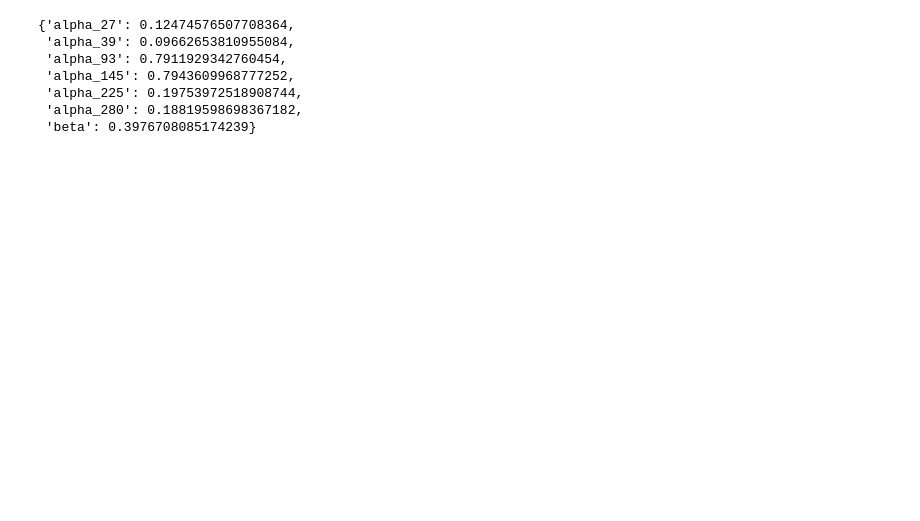
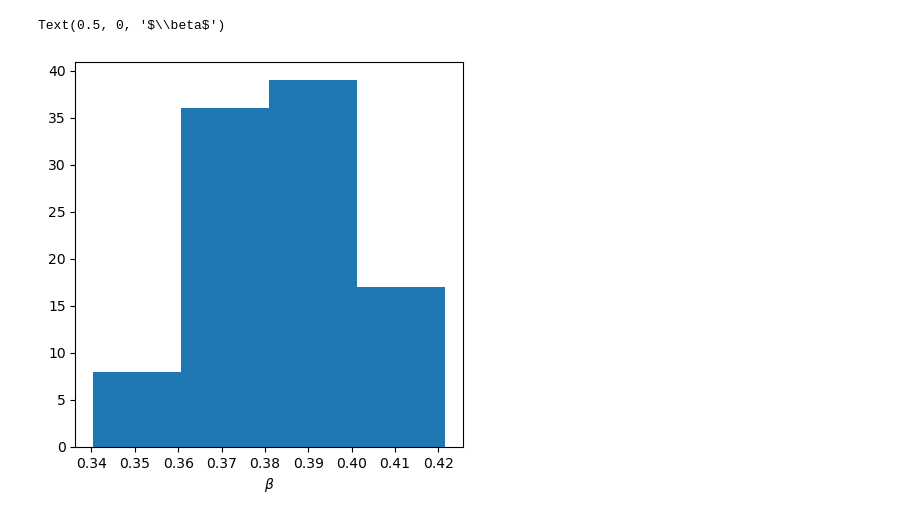
Before and after one commit to antolonappan/solat_cb, a Jupyter notebook: notebooks/spectra_mle.ipynb, the cells around one changed output. Cells and saved outputs as stored; diff of their text form; code cells hidden in the pictures; blank space fills up the shorter version.

Commit message:
sim 100 result
Signed-off-by: Anto Idicherian Lonappan <antolonappan@icloud.com>

```diff
--- a/notebooks/spectra_mle.ipynb
+++ b/notebooks/spectra_mle.ipynb
@@ -12,7 +13,7 @@ from lat_cb.signal import *
 from lat_cb.spectra import *
 from lat_cb.mle import *
 # %%
-libdir ='/mnt/home/alonappan/storage/SOLAT'
+libdir ='/pscratch/sd/l/lonappan/SOLAT'
 nside = 512
 alpha = 0.35
 dust = 1
@@ -24,13 +25,22 @@ lat = Spectra(libdir,nside,alpha,dust,synch,beta,lmax)
 lat.compute(0)
 # %%
 ml = MLE(libdir,nside,alpha,dust,synch,beta,lmax)
-# %%
-ml.estimate_angle(0)
-# %% [output]
-{'alpha_27': 0.12474576507708364,
- 'alpha_39': 0.09662653810955084,
- 'alpha_93': 0.7911929342760454,
- 'alpha_145': 0.7943609968777252,
- 'alpha_225': 0.19753972518908744,
- 'alpha_280': 0.18819598698367182,
- 'beta': 0.3976708085174239}
+# %%
+beta,alpha_27,alpha_39,alpha_93,alpha_145,alpha_225,alpha_280 = [],[],[],[],[],[],[]
+# %%
+for i in tqdm(range(100)):
+    d = ml.estimate_angle(i)
+    beta.append(d['beta'])
+    alpha_27.append(d['alpha_27'])
+    alpha_39.append(d['alpha_39'])
+    alpha_93.append(d['alpha_93'])
+    alpha_145.append(d['alpha_145'])
+    alpha_225.append(d['alpha_225'])
+    alpha_280.append(d['alpha_280'])
+# %%
+plt.figure(figsize=(5,5))
+n = plt.hist(beta,bins=4)
+plt.xlabel(r'$\beta$')
+# %% [output]
+Text(0.5, 0, '$\\beta$')
+[figure, added]
```
Also changed, not shown: parts of 2 cells of this notebook, 4 other files.
